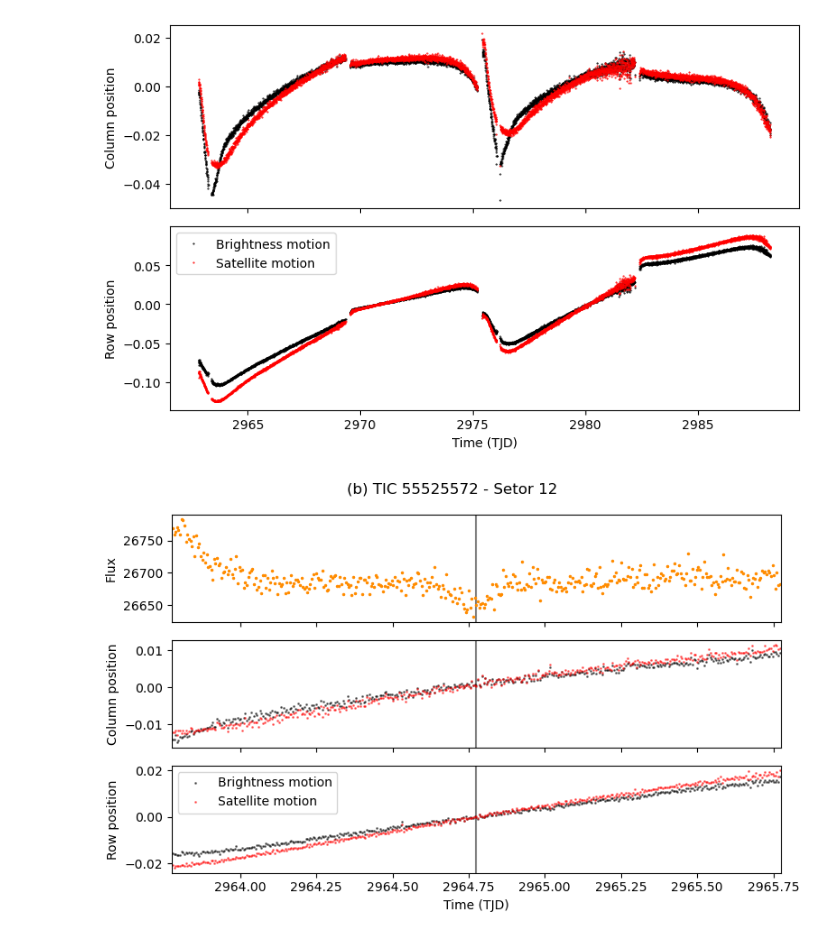
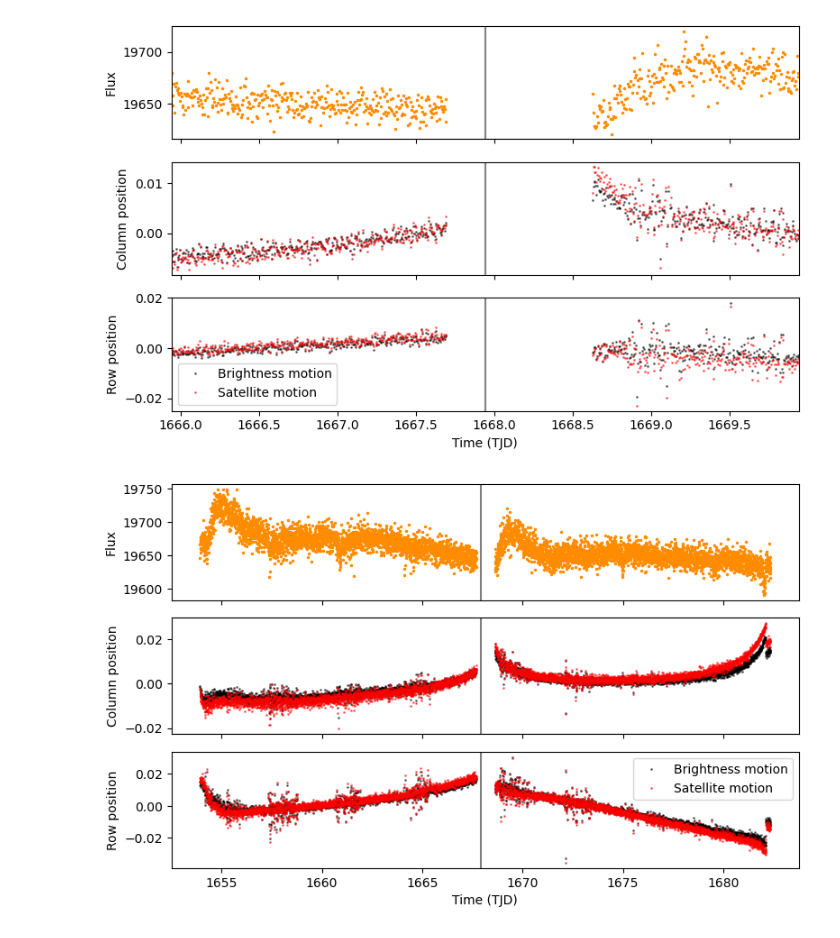
Before and after one commit to pdrolucasz/transit-method-exoplanet, a Jupyter notebook: Main_Centroid_Position_Validation.ipynb, the cells around one changed output. Drawn from its saved outputs; the diff is of its cells as text; code cells hidden in the pictures.

```diff
--- a/Main_Centroid_Position_Validation.ipynb
+++ b/Main_Centroid_Position_Validation.ipynb
@@ -48,7 +48,7 @@ def plot_centroids(lc, transit_time=None, window=None):
     plt.legend()
     plt.show()
 # %%
-sector_data = lk.search_lightcurve("TIC 88863718", author = "SPOC", sector = 61)[0]
+sector_data = lk.search_lightcurve("TIC 50309953", author = "SPOC", sector = 13)[0]
 lc = sector_data.download()
 
 lc.plot(linewidth = 0, marker = ".", color = "black", alpha = 0.3)
@@ -76,14 +76,14 @@ plt.xlabel("Time (TJD)")
 plt.legend()
 plt.tight_layout()
 plt.show()
-# %% [output]
-[figure, removed]
 # %%
 # define the transit time
-transit_time = 2964.774745
+transit_time = 1660.899932 + 7.04067
 # and the cut out region
-window = 1
+window = 2
 
 plot_centroids(lc, transit_time, window)
+plot_centroids(lc, transit_time)
 # %% [output]
-[figure, old version]
+[figure, new version]
+[figure, added]
```
Also changed, not shown: parts of 1 cell of this notebook, 5 other files.
